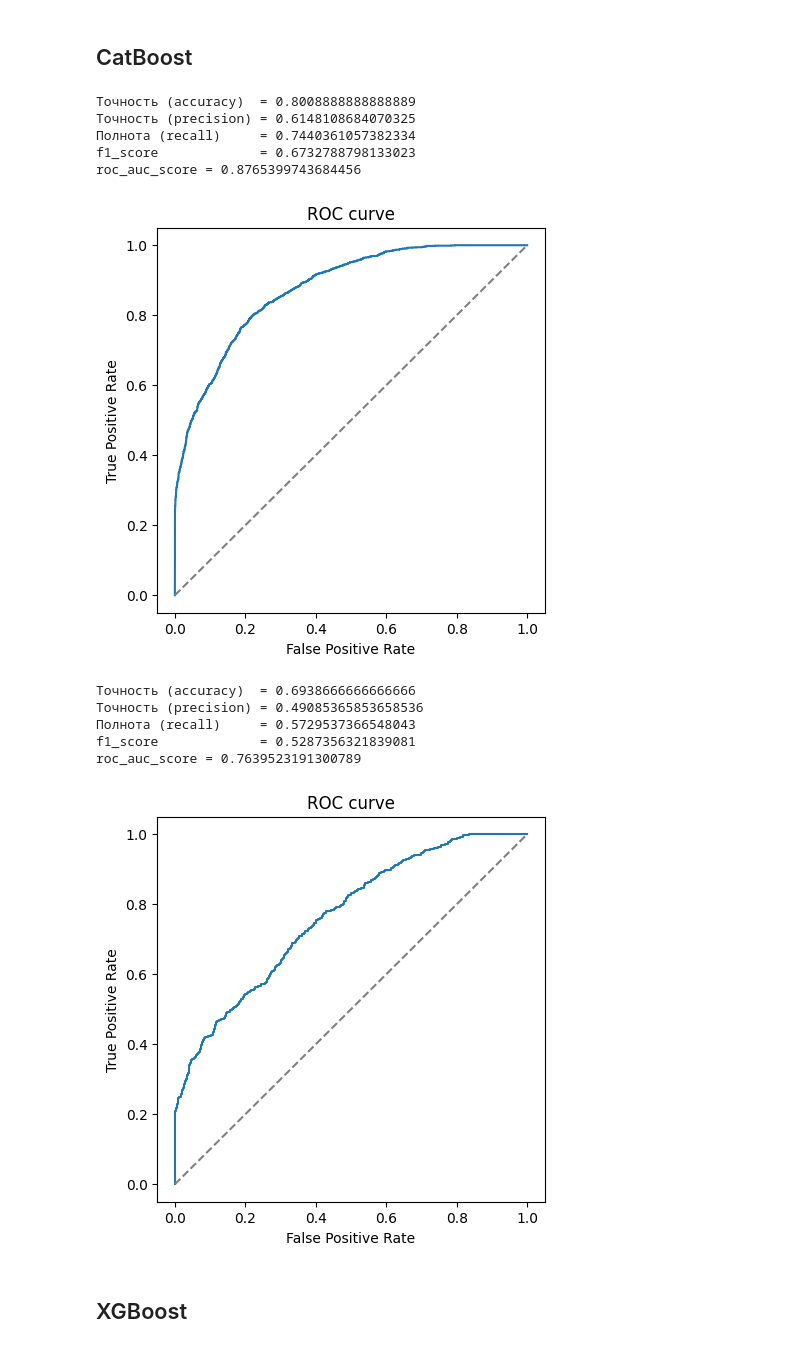
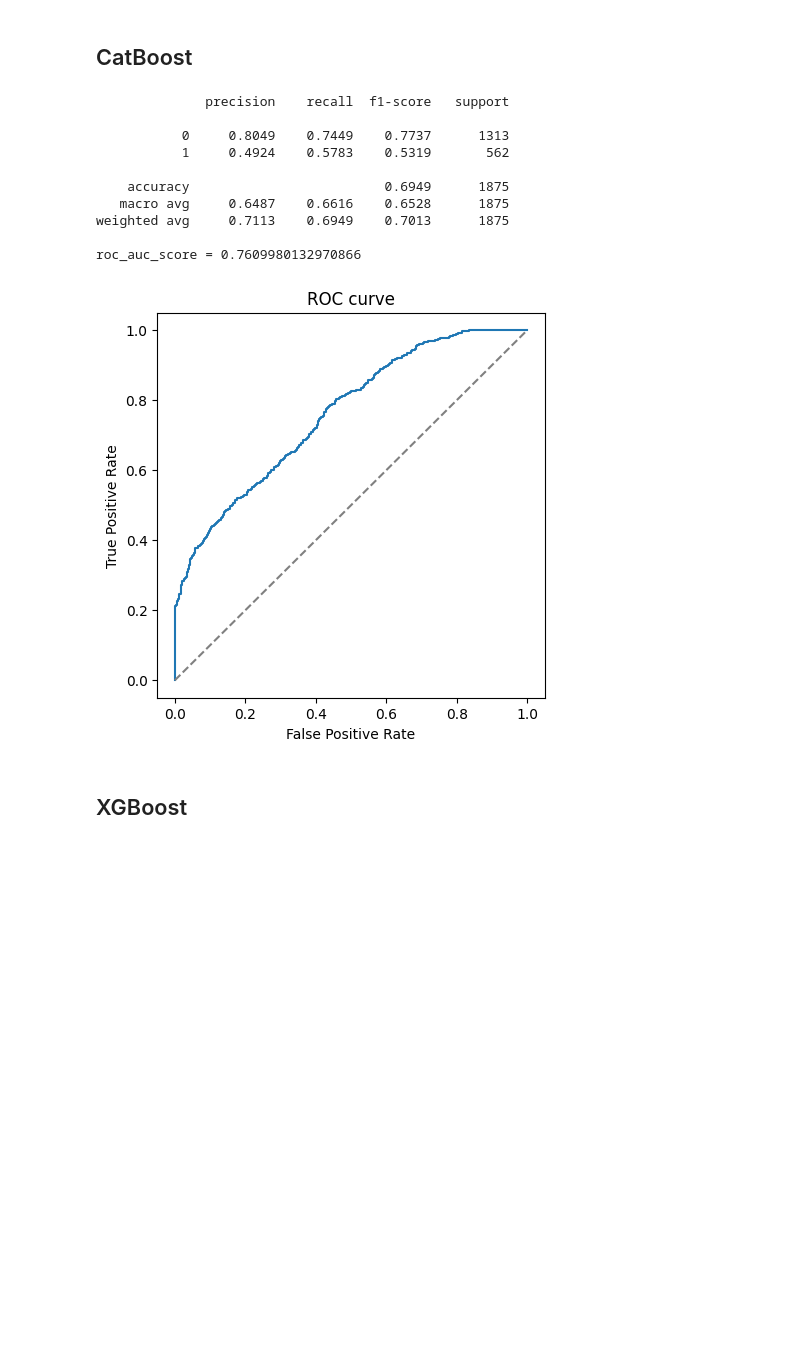
Before and after one commit to yakstati/credit_default, a Jupyter notebook: notebooks/model_selection.ipynb, the cells around one changed output. Cells and saved outputs as stored; diff of their text form; code cells hidden in the pictures; blank space fills up the shorter version.

```diff
--- a/notebooks/model_selection.ipynb
+++ b/notebooks/model_selection.ipynb
@@ -52,11 +54,14 @@ preprocessor = Pipeline(steps=[
     ('yicj_imputer', NaNCatboostImputer('Years in current job', 'classification')),
     ('bankruptcies_imputer', NaNCatboostImputer('Bankruptcies', 'classification')),
     ('credit_score_imputer', NaNCatboostImputer('Credit Score', 'regression')),
-    ('annual_income_imputer', NaNCatboostImputer('Annual Income', 'regression'))
+    ('annual_income_imputer', NaNCatboostImputer('Annual Income', 'regression')),
+    ('feature_creator', FeatureCreator())
 ])
 X_train, X_test, y_train, y_test = train_test_split(X, y, test_size=0.25, random_state=42)
-X_train = preprocessor.fit_transform(X_train)
-X_test = preprocessor.transform(X_test)
+#X_train = preprocessor.fit_transform(X_train)
+#X_test = preprocessor.transform(X_test)
+#pd.set_option('display.max_columns', None)
+#X_train.head(20)
 # %% [markdown]
 ## Baseline (позже)
 # %% [markdown]
@@ -92,6 +161,7 @@ roc_auc_score = 0.7753765384750902
 Решающее дерево
 # %%
 dt_pipeline = Pipeline(steps=[
+    ('preprocessor', preprocessor),
     ('DecisionTree', DecisionTreeClassifier())
 ])
 
@@ -117,13 +187,13 @@ if best_params_ is None:
             "DecisionTree__class_weight": optuna.distributions.CategoricalDistribution([None, 'balanced', 'balanced_subsample'])
         }
 
-    cv = KFold(n_splits=5, random_state=42, shuffle=True)
+    cv = StratifiedKFold(n_splits=5, random_state=42, shuffle=True)
 
     optuna_search = optuna.integration.OptunaSearchCV(
                 dt_pipeline,
                 param_grid,
                 cv=cv,
-                n_trials=50,
+                n_trials=100,
                 scoring=f1,
                 random_state=42
             )
@@ -152,6 +222,6 @@ y_train_proba_dt = dt_pipeline.predict_proba(X_train)[:, 1]
 y_test_pred_dt = dt_pipeline.predict(X_test)
 y_test_proba_dt = dt_pipeline.predict_proba(X_test)[:, 1]
 
-show_metrics(y_train, y_train_pred_dt, y_train_proba_dt)
+#show_metrics(y_train, y_train_pred_dt, y_train_proba_dt)
 show_metrics(y_test, y_test_pred_dt, y_test_proba_dt)
 # %% [output]
@@ -179,6 +248,7 @@ else:
 model_info = next((p for p in configs if p["model_name"] == "RandomForest"), None)
 best_params_ = model_info["params"] if model_info else None
 rf_pipeline = Pipeline(steps=[
+    ('preprocessor', preprocessor),
     ('RandomForest', RandomForestClassifier())
 ])
 
@@ -194,13 +264,13 @@ if best_params_ is None:
             "RandomForest__class_weight": optuna.distributions.CategoricalDistribution([None, 'balanced', 'balanced_subsample'])
         }
 
-    cv = KFold(n_splits=5, random_state=42, shuffle=True)
+    cv = StratifiedKFold(n_splits=5, random_state=42, shuffle=True)
 
     optuna_search = optuna.integration.OptunaSearchCV(
                 rf_pipeline,
                 param_grid,
                 cv=cv,
-                n_trials=50,
+                n_trials=100,
                 scoring=f1,
                 random_state=42
             )
@@ -229,6 +299,6 @@ y_train_proba_rf = rf_pipeline.predict_proba(X_train)[:, 1]
 y_test_pred_rf = rf_pipeline.predict(X_test)
 y_test_proba_rf = rf_pipeline.predict_proba(X_test)[:, 1]
 
-show_metrics(y_train, y_train_pred_rf, y_train_proba_rf)
+#show_metrics(y_train, y_train_pred_rf, y_train_proba_rf)
 show_metrics(y_test, y_test_pred_rf, y_test_proba_rf)
 # %% [output]
@@ -254,6 +323,7 @@ else:
     configs = []
 
 gb_pipeline = Pipeline(steps=[
+    ('preprocessor', preprocessor),
     ('GradientBoosting', GradientBoostingClassifier())
 ])
 
@@ -272,13 +342,13 @@ if best_params_ is None:
             "GradientBoosting__random_state": optuna.distributions.IntDistribution(42, 42)
         }
 
-    cv = KFold(n_splits=5, random_state=42, shuffle=True)
+    cv = StratifiedKFold(n_splits=5, random_state=42, shuffle=True)
 
     optuna_search = optuna.integration.OptunaSearchCV(
                 gb_pipeline,
                 param_grid,
                 cv=cv,
-                n_trials=50,
+                n_trials=100,
                 scoring=f1,
                 random_state=42
             )
@@ -307,6 +377,6 @@ y_train_proba_gb = gb_pipeline.predict_proba(X_train)[:, 1]
 y_test_pred_gb = gb_pipeline.predict(X_test)
 y_test_proba_gb = gb_pipeline.predict_proba(X_test)[:, 1]
 
-show_metrics(y_train, y_train_pred_gb, y_train_proba_gb)
+#show_metrics(y_train, y_train_pred_gb, y_train_proba_gb)
 show_metrics(y_test, y_test_pred_gb, y_test_proba_gb)
 # %% [output]
@@ -338,6 +407,7 @@ else:
 model_info = next((p for p in configs if p["model_name"] == "CatBoost"), None)
 best_params_ = model_info["params"] if model_info else None
 cb_pipeline = Pipeline(steps=[
+    ('preprocessor', preprocessor),
     ('CatBoost', CatBoostClassifier(**frozen_params))
 ])
 
@@ -352,56 +422,55 @@ if best_params_ is None:
             "CatBoost__auto_class_weights": optuna.distributions.CategoricalDistribution(['None', 'Balanced', 'SqrtBalanced'])
         }
 
-    cv = KFold(n_splits=5, random_state=42, shuffle=True)
+    cv = StratifiedKFold(n_splits=5, random_state=42, shuffle=True)
 
     optuna_search = optuna.integration.OptunaSearchCV(
                 cb_pipeline,
                 param_grid,
                 cv=cv,
-                n_trials=50,
+                n_trials=100,
                 scoring=f1,
                 random_state=42
             )
 
     optuna_search.fit(X_train, y_train)
     best_params_ = {
         k.replace("CatBoost__", ""): v
         for k, v in optuna_search.best_params_.items()
     }
 
     model_info = {
                 "model_name": "CatBoost",
                 "params": best_params_
             }
 
     configs.append(model_info)
 
     with open(config_path, "w", encoding="utf-8") as config:
         json.dump(configs, config, indent=4, ensure_ascii=False)
 
 cb_pipeline.set_params(**{f"CatBoost__{k}": v for k, v in best_params_.items()})
 cb_pipeline.fit(X_train, y_train)
 y_train_pred_cb = cb_pipeline.predict(X_train)
 y_train_proba_cb = cb_pipeline.predict_proba(X_train)[:, 1]
 
 y_test_pred_cb = cb_pipeline.predict(X_test)
 y_test_proba_cb = cb_pipeline.predict_proba(X_test)[:, 1]
 
-show_metrics(y_train, y_train_pred_cb, y_train_proba_cb)
+#show_metrics(y_train, y_train_pred_cb, y_train_proba_cb)
 show_metrics(y_test, y_test_pred_cb, y_test_proba_cb)
 # %% [output]
-Точность (accuracy)  = 0.8008888888888889
-Точность (precision) = 0.6148108684070325
-Полнота (recall)     = 0.7440361057382334
-f1_score             = 0.6732788798133023
-roc_auc_score = 0.8765399743684456
+              precision    recall  f1-score   support
+
+           0     0.8049    0.7449    0.7737      1313
+           1     0.4924    0.5783    0.5319       562
+
+    accuracy                         0.6949      1875
+   macro avg     0.6487    0.6616    0.6528      1875
+weighted avg     0.7113    0.6949    0.7013      1875
+
+roc_auc_score = 0.7609980132970866
-[figure, old version]
+[figure, new version]
-Точность (accuracy)  = 0.6938666666666666
-Точность (precision) = 0.49085365853658536
-Полнота (recall)     = 0.5729537366548043
-f1_score             = 0.5287356321839081
-roc_auc_score = 0.7639523191300789
-[figure, removed]
 # %% [markdown]
 ## XGBoost
 # %%
```
Also changed, not shown: parts of 12 cells of this notebook, 10 other files.
